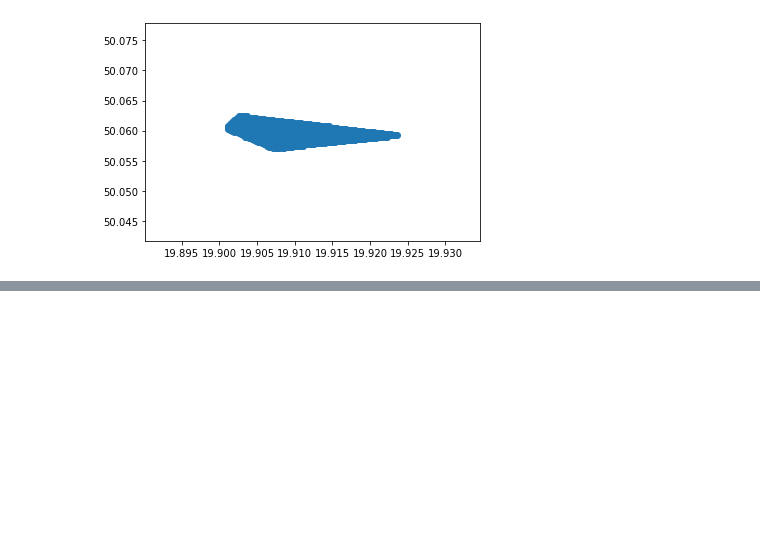
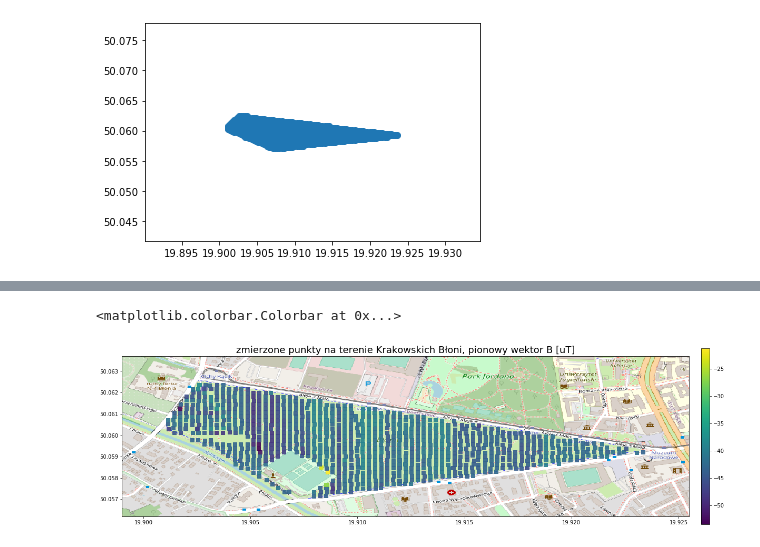
Before and after one commit to JTMalczewski/Magnetic_Data, a Jupyter notebook: data_visualisation/create_and_draw_points.ipynb, the cells around one changed output, grey strips where cells are left out. Drawn from its saved outputs; the diff is of its cells as text; code cells hidden in the pictures; blank space fills up the shorter version.

```diff
--- a/data_visualisation/create_and_draw_points.ipynb
+++ b/data_visualisation/create_and_draw_points.ipynb
@@ -214,7 +236,7 @@ vertical_measured_normalized = []
 for i in range(len(vertical_measured)):
     vertical_measured_normalized.append((vertical_measured[i]-min(vertical_measured))/vertical_measured_range)
 #colors = np.array([float(i) for i in vertical_measured])*-0.01
-colors=vertical_measured_normalized
+colors_1=vertical_measured_normalized
 # %%
 #colors = np.array([float(i) for i in vertical_measured])*-0.01
 points_measured=coordinates_measured
@@ -291,0 +306,13 @@ len(horizontal_measured)
+# %%
+#colors = np.array([float(i) for i in vertical_measured])*-0.01
+points_measured=coordinates_measured
+fig, ax = plt.subplots(figsize = (20,10))
+ax.scatter(points_measured.T[0], points_measured.T[1], zorder=1, alpha= 0.9, marker = 's', c=colors_1, s=50)
+ax.set_title('zmierzone punkty na terenie Krakowskich Błoni, pionowy wektor B [uT]',fontsize=18)
+ax.set_xlim(BBox[0],BBox[1])
+ax.set_ylim(BBox[2],BBox[3])
+im = ax.imshow(Blonia, zorder=0, extent = BBox, aspect= 'equal',vmin=min(vertical_measured),vmax=max(vertical_measured))
+fig.colorbar(im,ax=ax,fraction=0.015, pad=0.02)
+# %% [output]
+<matplotlib.colorbar.Colorbar at 0x...>
+[figure, added]
```
Also changed, not shown: parts of 17 cells of this notebook, 20 other files.
